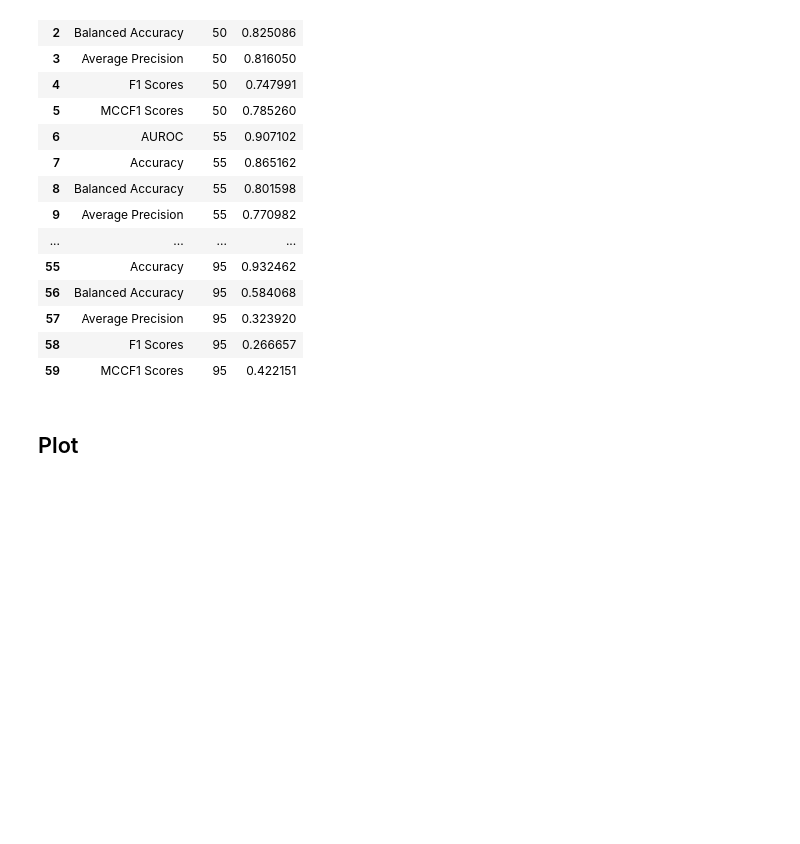
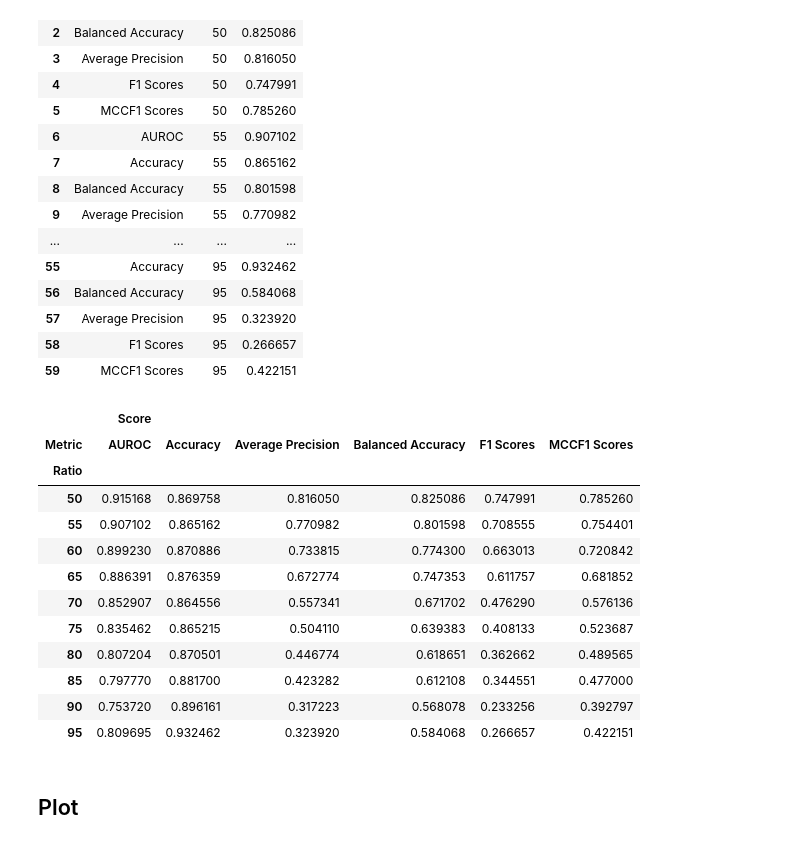
Before and after one commit to ryashpal/eICU-EHR-Pipeline, a Jupyter notebook: notebooks/sepsis_icd_cohort/experiments/04_class_ratio_analysis/analysis.ipynb, the cells around one changed output. Drawn from its saved outputs; the diff is of its cells as text; code cells hidden in the pictures; blank space fills up the shorter version.

```diff
--- a/notebooks/sepsis_icd_cohort/experiments/04_class_ratio_analysis/analysis.ipynb
+++ b/notebooks/sepsis_icd_cohort/experiments/04_class_ratio_analysis/analysis.ipynb
@@ -165,6 +165,22 @@ linePlotDf
 | 57 | Average Precision | 95 | 0.323920 |
 | 58 | F1 Scores | 95 | 0.266657 |
 | 59 | MCCF1 Scores | 95 | 0.422151 |
+# %%
+linePlotDf.pivot(columns=['Metric'], index=['Ratio'], values=['Score'])
+# %% [output]
+|  | Score |  |  |  |  |  |
+| Metric | AUROC | Accuracy | Average Precision | Balanced Accuracy | F1 Scores | MCCF1 Scores |
+| Ratio |  |  |  |  |  |  |
+| 50 | 0.915168 | 0.869758 | 0.816050 | 0.825086 | 0.747991 | 0.785260 |
+| 55 | 0.907102 | 0.865162 | 0.770982 | 0.801598 | 0.708555 | 0.754401 |
+| 60 | 0.899230 | 0.870886 | 0.733815 | 0.774300 | 0.663013 | 0.720842 |
+| 65 | 0.886391 | 0.876359 | 0.672774 | 0.747353 | 0.611757 | 0.681852 |
+| 70 | 0.852907 | 0.864556 | 0.557341 | 0.671702 | 0.476290 | 0.576136 |
+| 75 | 0.835462 | 0.865215 | 0.504110 | 0.639383 | 0.408133 | 0.523687 |
+| 80 | 0.807204 | 0.870501 | 0.446774 | 0.618651 | 0.362662 | 0.489565 |
+| 85 | 0.797770 | 0.881700 | 0.423282 | 0.612108 | 0.344551 | 0.477000 |
+| 90 | 0.753720 | 0.896161 | 0.317223 | 0.568078 | 0.233256 | 0.392797 |
+| 95 | 0.809695 | 0.932462 | 0.323920 | 0.584068 | 0.266657 | 0.422151 |
 # %% [markdown]
 ## Plot
 # %%
```
Also changed, not shown: 3 other files.
